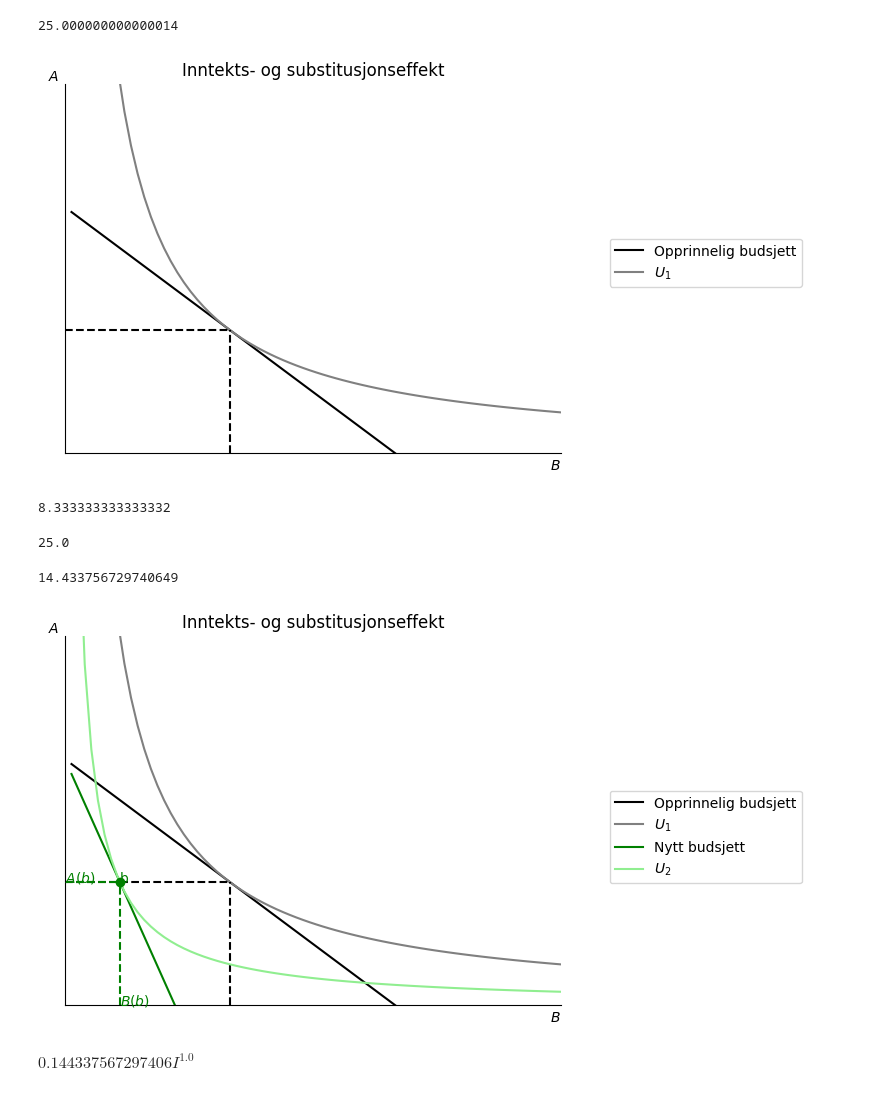
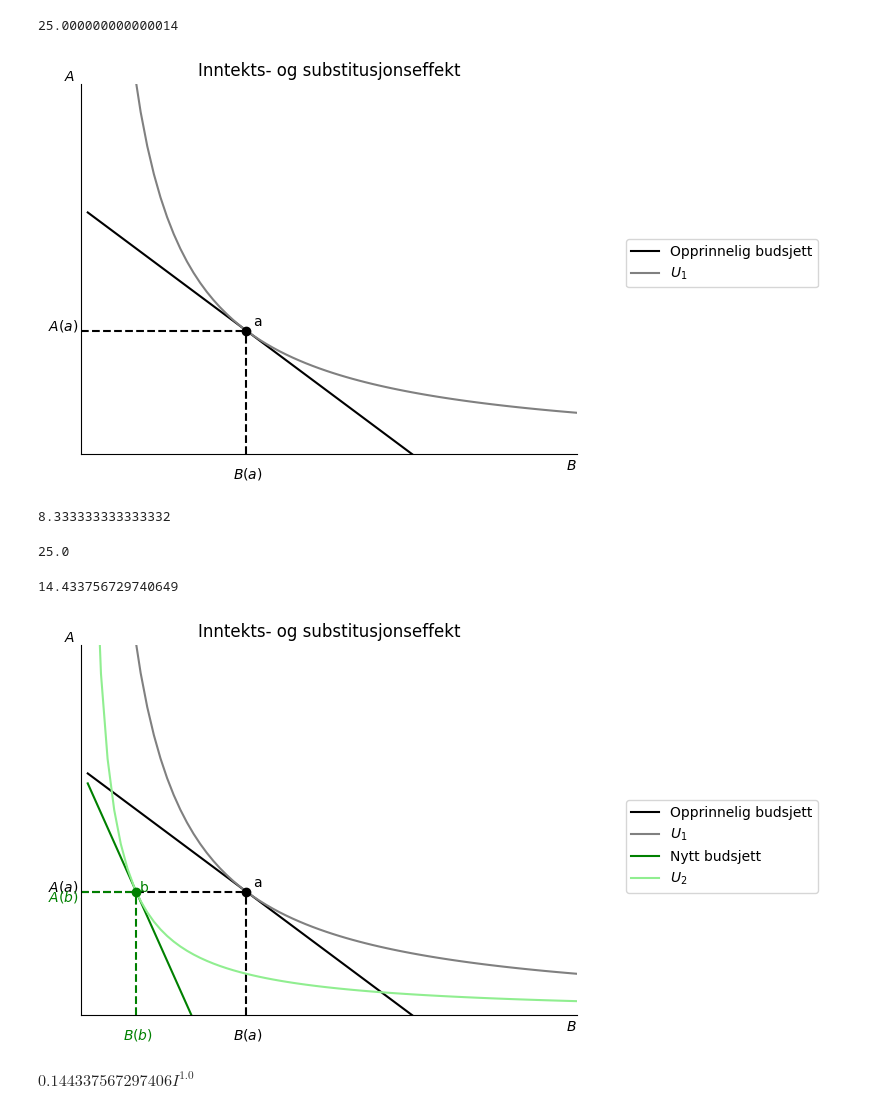
Before and after one commit to uit-sok-1303-v26/uit-sok-1303.v26.github.io, a Jupyter notebook: Konsumenteori - Kapittel 2.ipynb, the cells around one changed output. Cells and saved outputs as stored; diff of their text form; code cells hidden in the pictures.

```diff
--- a/Konsumenteori - Kapittel 2.ipynb
+++ b/Konsumenteori - Kapittel 2.ipynb
@@ -40,18 +36,14 @@ I kode kaller vi her eksponentene for alpha og beta for å gjøre koden mer over
 # %%
 # symboler
-
 A, B, I, p_A, p_B, = sp.symbols("A B I p_A p_B", real=True, positive=True)
 
-alpha = 0.5
-beta = 0.5
-
 # nytte
-nytte = A**alpha*B**beta
+nytte = A**0.5*B**0.5
 
 # steg 1
 
-A_eq = (alpha*I)/(p_A*(alpha+beta)) # _eq for "equation"
-B_eq = (beta*I)/(p_B*(alpha+beta))
+A_eq = (0.5*I)/p_A
+B_eq = (0.5*I)/p_B
 
 
 
@@ -59,6 +51,13 @@ B_eq = (beta*I)/(p_B*(alpha+beta))
 
 def budsjett(I, B, p_B, p_A):
     return I/p_A - (p_B*B/p_A)
-#Obs budjsett er definert som inntekt, x, pris på B, pris på A, ikke omvendt.
-display(budsjett(I, B, p_B, p_A))
+
+
+# oppnådd nytte i likevekt
+
+Vcd = nytte.subs([(A, A_eq), (B, B_eq)])
+Vcd
+
+# LEGG MERKE TIL AT DETTE ER EN FUNKSJON AV I
+# DETTE BRUKES I STEG 3
 # %% [output]
@@ -110,44 +98,46 @@ x=np.linspace(1.01,100, 100)
 
 def create_ax():
                 fig, ax = plt.subplots()
-                ax.set_ylabel('$A$', loc='top', rotation=0)
+                # ax.set_ylabel('$A$', loc='top', rotation=0)
                 ax.set_xlabel('$B$', loc='right')
 
                 ax.spines['top'].set_color('none')
                 ax.spines['right'].set_color('none')
 
                 return fig, ax
 
 
 fig, ax = create_ax()
 ax.set(xlim=(0,75))
 ax.set(ylim=(0,75))
 
 # ta bort tall på aksene
 ax.set_xticks([], [])
 ax.set_yticks([], [])
 
-# Obs budjsett er definert som inntekt, x, pris på B, pris på A, ikke omvendt.
+ax.set_ylabel('$A$', loc='top', rotation=0)
+
+
 ax.plot(x, budsjett(100, x, 2, 2), color='black', label='Opprinnelig budsjett')
 ax.plot(x, ind_kcd_fn(x,nytte_num), color='grey',label='$U_1$')
 
 ax.vlines(B_eq_num, 0, A_eq_num, ls='dashed', color='black')
 ax.hlines(A_eq_num, 0, B_eq_num, ls='dashed', color='black')
 
-# ax.annotate('$B(a)$', (B_eq_num, 0), annotation_clip=False)
-# ax.annotate('$A(a)$', (0, A_eq_num), annotation_clip=False)
-# ax.annotate('a', (B_eq_num,A_eq_num))
-# ax.plot(B_eq_num, A_eq_num , marker='o', color='black')
+ax.annotate('$B(a)$', (B_eq_num-2, -5), annotation_clip=False)
+ax.annotate('$A(a)$', (-5, A_eq_num), annotation_clip=False)
+ax.annotate('a', (B_eq_num+1,A_eq_num+1))
+ax.plot(B_eq_num, A_eq_num , marker='o', color='black')
 
 
 
 # tittel
 ax.set_title('Inntekts- og substitusjonseffekt')
 
 #vis navnene:
 ax.legend(bbox_to_anchor=(1.5,0.6));
 # %% [output]
-[figure, old version]
+[figure, new version]
 # %%
 # Steg 2
 
@@ -168,22 +156,22 @@ display(nytte_ny)
 14.433756729740649
 # %%
 # legg nye verdier på tegningen
-#Obs budjsett er definert som inntekt, x, pris på B, pris på A, ikke omvendt.
+
 ax.plot(x, budsjett(100, x, 6, 2), color='green', label='Nytt budsjett')
 ax.plot(x, ind_kcd_fn(x,nytte_ny), color='lightgreen', label='$U_2$')
 
 ax.vlines(B_eq_ny, 0, A_eq_ny, ls='dashed', color='green')
 ax.hlines(A_eq_ny, 0, B_eq_ny, ls='dashed', color='green')
 
-ax.annotate('$B(b)$', (B_eq_ny, 0), color='green', annotation_clip=False)
-ax.annotate('$A(b)$', (0, A_eq_ny), color= 'green', annotation_clip=False)
-ax.annotate('b', (B_eq_ny,A_eq_ny), color='green')
+ax.annotate('$B(b)$', (B_eq_ny-2, -5), color='green', annotation_clip=False)
+ax.annotate('$A(b)$', (-5, A_eq_ny-2), color= 'green', annotation_clip=False)
+ax.annotate('b', (B_eq_ny+.5,A_eq_ny), color='green')
 ax.plot(B_eq_ny, A_eq_ny , marker='o', color='green')
 
 ax.legend(bbox_to_anchor=(1.5,0.6))
 fig
 # %% [output]
-[figure, old version]
+[figure, new version]
 # %%
 # steg 3
 
```
Also changed, not shown: parts of 51 cells of this notebook.
